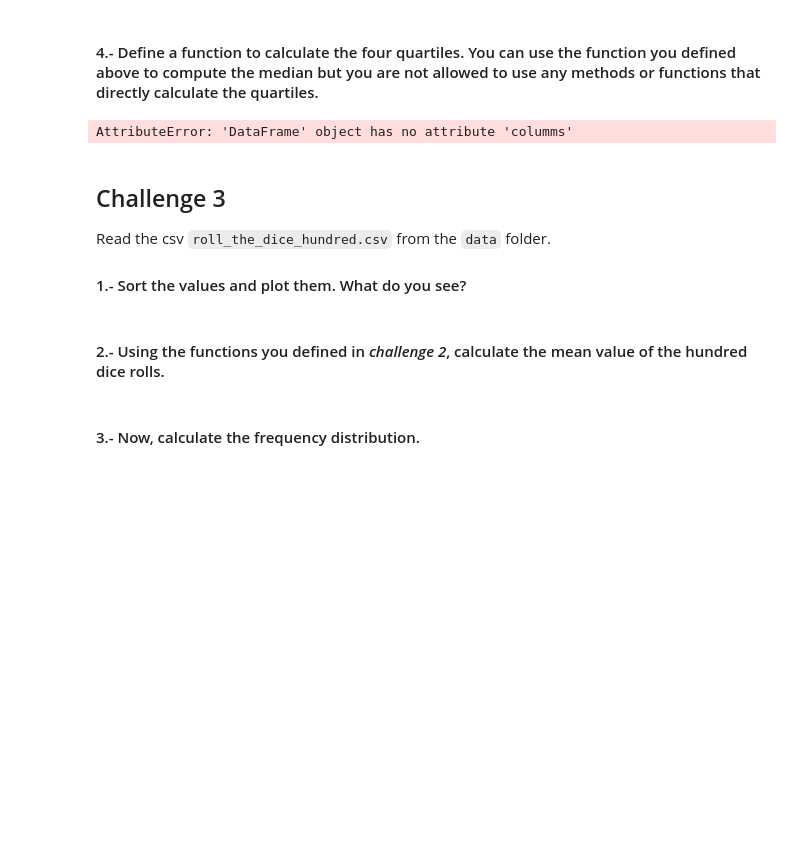
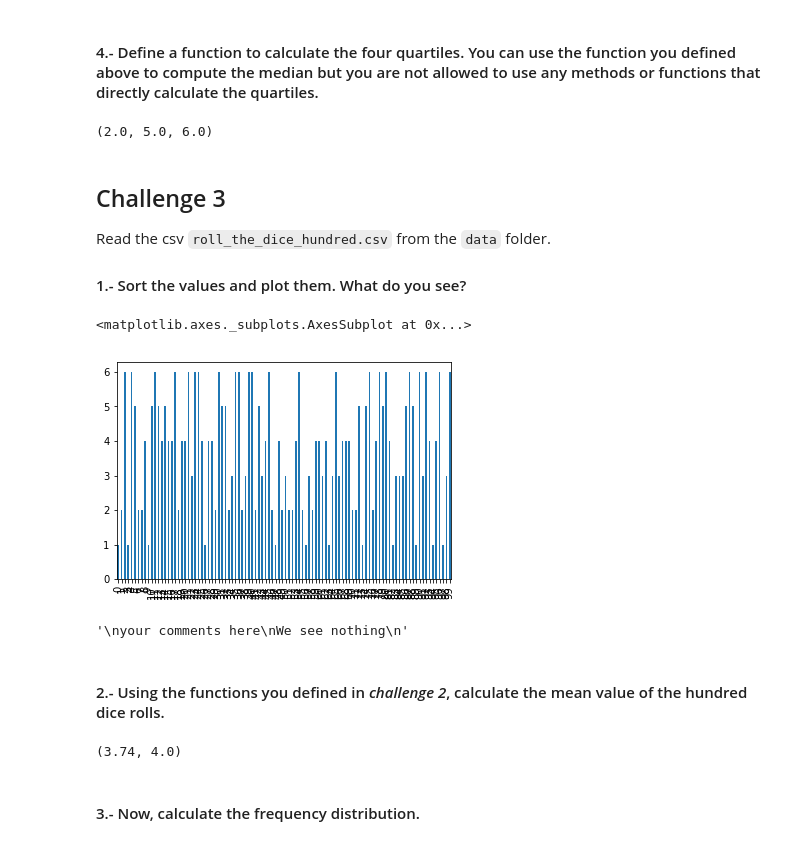
Before and after one commit to ta-data-bcn/descriptive-stats, a Jupyter notebook: your-code/main.ipynb, the cells around one changed output. Cells and saved outputs as stored; diff of their text form; code cells hidden in the pictures; blank space fills up the shorter version.

```diff
--- a/your-code/main.ipynb
+++ b/your-code/main.ipynb
@@ -91,13 +97,37 @@ mean
 # %% [markdown]
 #### 4.- Define a function to calculate the four quartiles. You can use the function you defined above to compute the median but you are not allowed to use any methods or functions that directly calculate the quartiles.
-# %%
-# your code here
-df.loc[int(len(df)/2), df.columms(0)]
-# %% [output]
-AttributeError: 'DataFrame' object has no attribute 'columms'
+# %%
+# your code here
+def quartiles(df):
+    sorted_df = df.sort_values(by='value').reset_index(drop=True)
+    if df.shape[0] % 2 != 0:
+        q1 = float((sorted_df.iloc[int(len(sorted_df)/4)-1]+sorted_df.iloc[int(len(sorted_df)/4)])/2)
+        q3 = float((sorted_df.iloc[int(len(sorted_df)/4*3)]+sorted_df.iloc[int(len(sorted_df)/4*3)+1])/2)
+        return q1, median(df), q3
+    else:
+        q1 = float(sorted_df.iloc[int(len(sorted_df)/4)])
+        q3 = float(sorted_df.iloc[int(len(sorted_df)/4)*3])
+        return q1, median(df), q3
+
+quartiles(example)
+# %% [output]
+(2.0, 5.0, 6.0)
 # %% [markdown]
 ## Challenge 3
 Read the csv `roll_the_dice_hundred.csv` from the `data` folder.
 #### 1.- Sort the values and plot them. What do you see?
+# %%
+# your code here
+ch3 = pd.read_csv('../data/roll_the_dice_hundred.csv')
+ch3.drop(['Unnamed: 0'], axis =1, inplace=True)
+ch3['value'].plot(kind='bar')
+# %% [output]
+<matplotlib.axes._subplots.AxesSubplot at 0x...>
+[figure, added]
 # %%
-# your code here
+"""
+your comments here
+We see nothing
+"""
+# %% [output]
+'\nyour comments here\nWe see nothing\n'
@@ -109,6 +135,9 @@ your comments here
 #### 2.- Using the functions you defined in *challenge 2*, calculate the mean value of the hundred dice rolls.
 # %%
 # your code here
+print(mean(ch3)['value'], median(ch3))
+# %% [output]
+(3.74, 4.0)
 # %% [markdown]
 #### 3.- Now, calculate the frequency distribution.
 # %%
```
Also changed, not shown: parts of 41 cells of this notebook.
